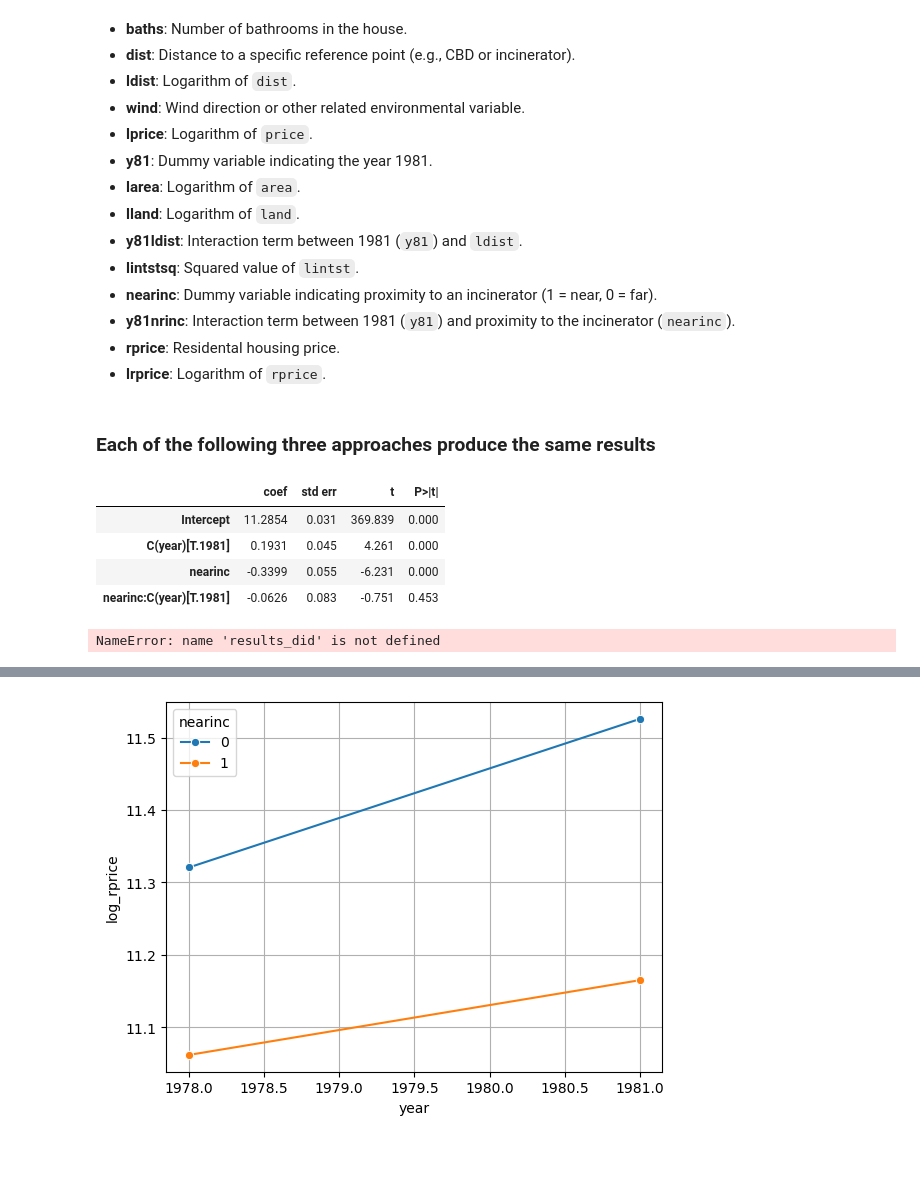
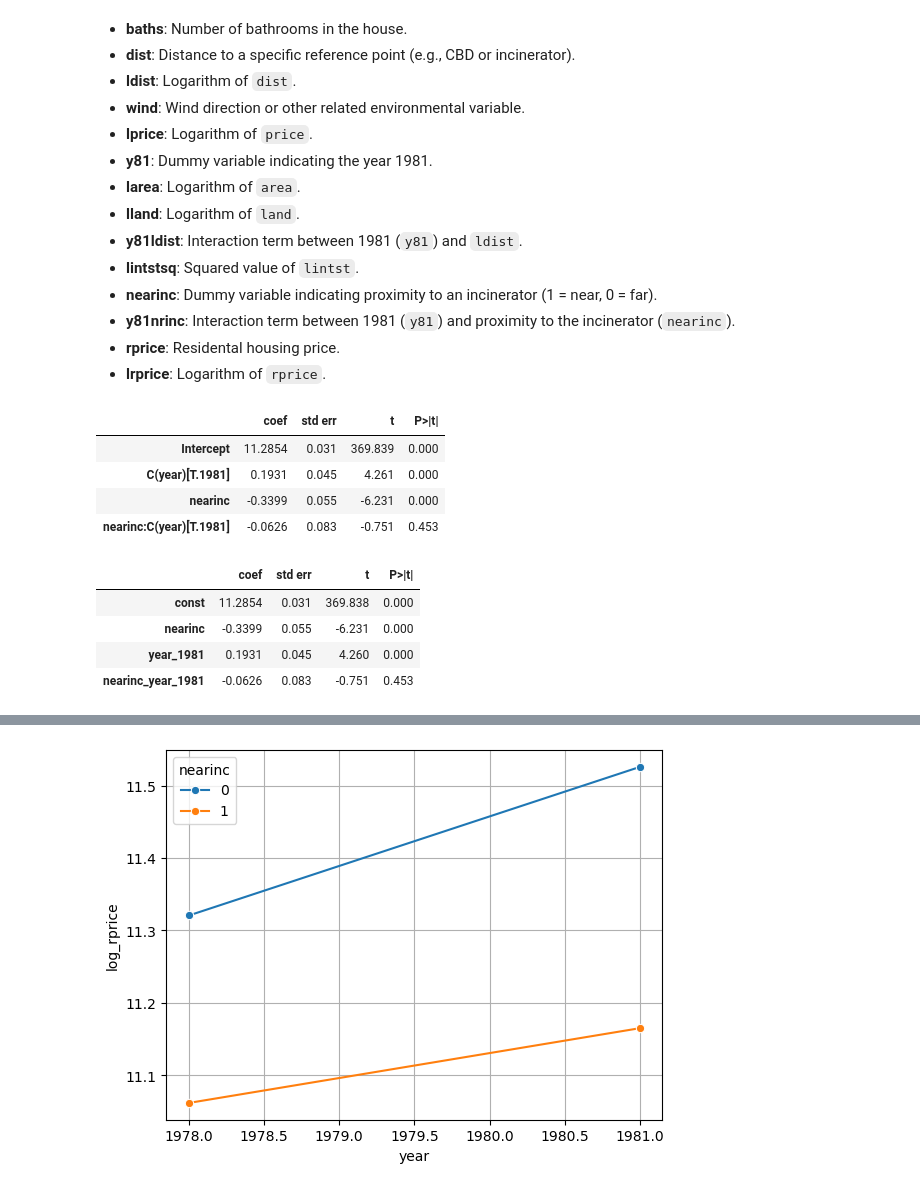
Before and after one commit to kjmobile/lb, a Jupyter notebook: c2_Difference in Difference.ipynb, the cells around one changed output, grey strips where cells are left out. Saved outputs shown, nothing was run; the diff lists cells and outputs as text; code cells hidden in the pictures; blank space fills up the shorter version.

```diff
--- a/c2_Difference in Difference.ipynb
+++ b/c2_Difference in Difference.ipynb
@@ -48,5 +48,3 @@ import pandas as pd
 import statsmodels.formula.api as smf  # note this
 import ISLP
 from ISLP.models import (ModelSpec as MS, summarize,poly)
-# %% [markdown]
-### Each of the following three approaches produce the same results
@@ -67,20 +67,24 @@ summarize(results_did_f)
 # %%
 # 2 Manual Design Matrix Approach
 import statsmodels.api as sm
 kielmc = woo.dataWoo('kielmc')
 
 kielmc = pd.get_dummies(kielmc, columns=['year'], drop_first=True).astype(int)
 kielmc['nearinc_year_1981'] = kielmc['nearinc'] * kielmc['year_1981']
 
 X = kielmc[['nearinc', 'year_1981', 'nearinc_year_1981']]
 X = sm.add_constant(X)
 
 y = np.log(kielmc['rprice'])
-results_did_a = sm.OLS(y, X)
-results_did_a = results_did_a.fit()
-summarize(results_did)
+mod_did_a = sm.OLS(y, X)
+results_did_a = mod_did_a.fit()
+summarize(results_did_a)
 # %% [output]
-NameError: name 'results_did' is not defined
+|  | coef | std err | t | P>|t| |
+| const | 11.2854 | 0.031 | 369.838 | 0.000 |
+| nearinc | -0.3399 | 0.055 | -6.231 | 0.000 |
+| year_1981 | 0.1931 | 0.045 | 4.260 | 0.000 |
+| nearinc_year_1981 | -0.0626 | 0.083 | -0.751 | 0.453 |
 # %%
 # 3. ModelSpec-Based Design Matrix Approach : using MS()
 import ISLP
```
Also changed, not shown: parts of 9 cells of this notebook.
